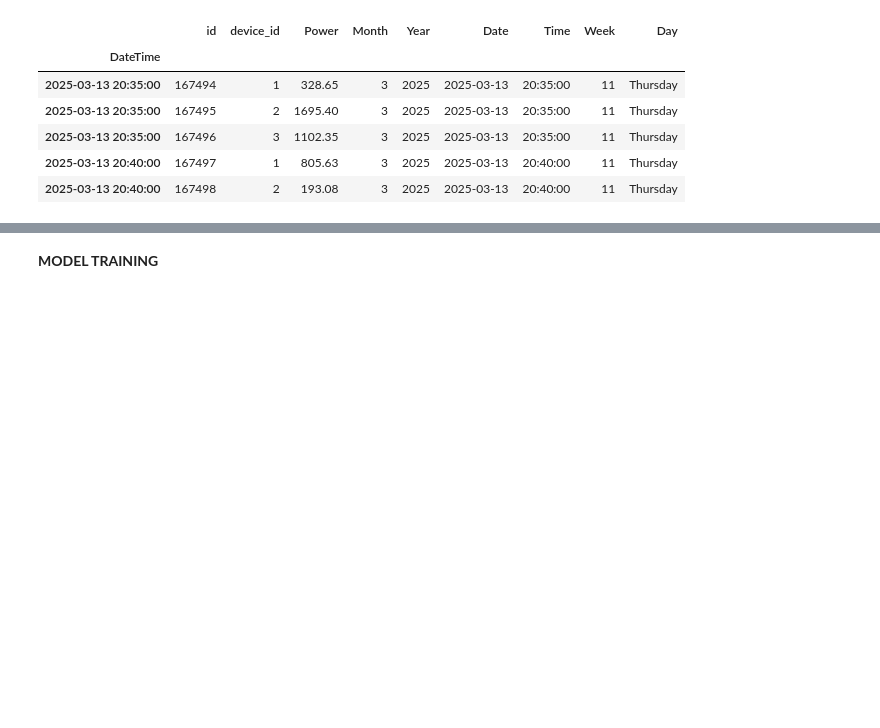
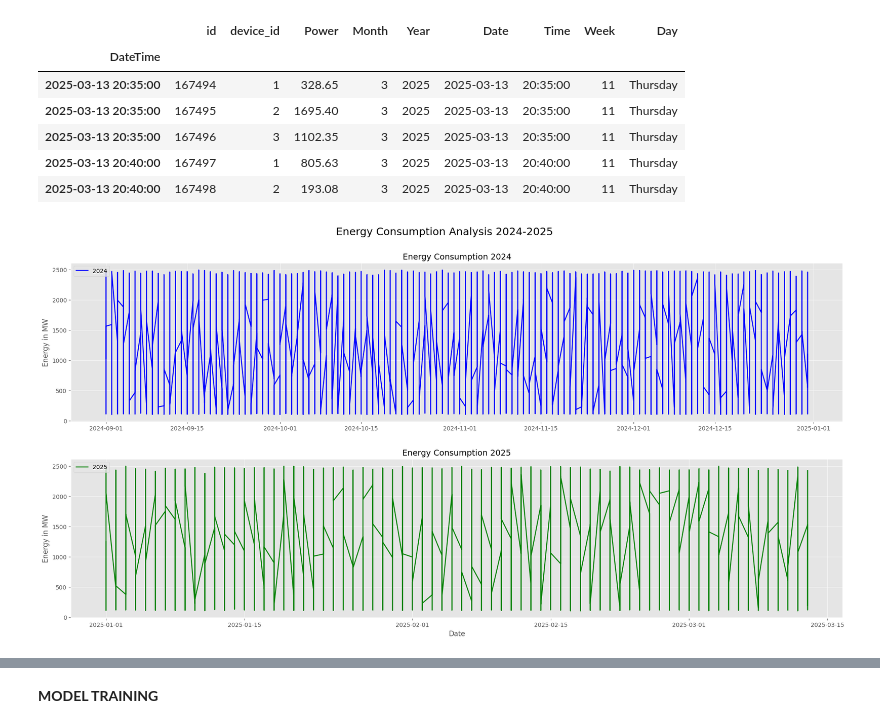
Before and after one commit to ankithhebbar2004/HPE, a Jupyter notebook: model.ipynb, the cells around one changed output, grey strips where cells are left out. Drawn from its saved outputs; the diff is of its cells as text; code cells hidden in the pictures; blank space fills up the shorter version.

```diff
--- a/model.ipynb
+++ b/model.ipynb
@@ -173,35 +210,37 @@ import matplotlib.pyplot as plt
 
 fig = plt.figure(figsize = (20, 10))
 
 # Creating just 2 subplots for 2024 and 2025
 ax1 = fig.add_subplot(211)
 ax2 = fig.add_subplot(212)
 
 style.use("ggplot")
 
 # Plot for 2024
-y_2024 = dataset.loc["2024"]["Consumption"].to_list()
+y_2024 = dataset.loc["2024"]["Power"].to_list()
 x_2024 = dataset.loc["2024"]["Date"].to_list()
 ax1.plot(x_2024, y_2024, color="blue", linewidth=1.7, label="2024")
 ax1.set_title("Energy Consumption 2024", fontsize=14)
 ax1.set_ylabel("Energy in MW")
 ax1.grid(True, alpha=0.7)
 ax1.legend()
 
 # Plot for 2025
-y_2025 = dataset.loc["2025"]["Consumption"].to_list()
+y_2025 = dataset.loc["2025"]["Power"].to_list()
 x_2025 = dataset.loc["2025"]["Date"].to_list()
 ax2.plot(x_2025, y_2025, color="green", linewidth=1.7, label="2025")
 ax2.set_title("Energy Consumption 2025", fontsize=14)
 ax2.set_xlabel("Date")
 ax2.set_ylabel("Energy in MW")
 ax2.grid(True, alpha=0.7)
 ax2.legend()
 
 plt.tight_layout(pad=3.0)
 plt.suptitle("Energy Consumption Analysis 2024-2025", fontsize=18, y=1.02)
 
 plt.show()
+# %% [output]
+[figure, added]
 # %%
 # Lets us see the Distribution off Energy Consumption so we have a idea about your Dataset a bit more
 fig = plt.figure(figsize = (15,10))
```
Also changed, not shown: parts of 4 cells of this notebook.
